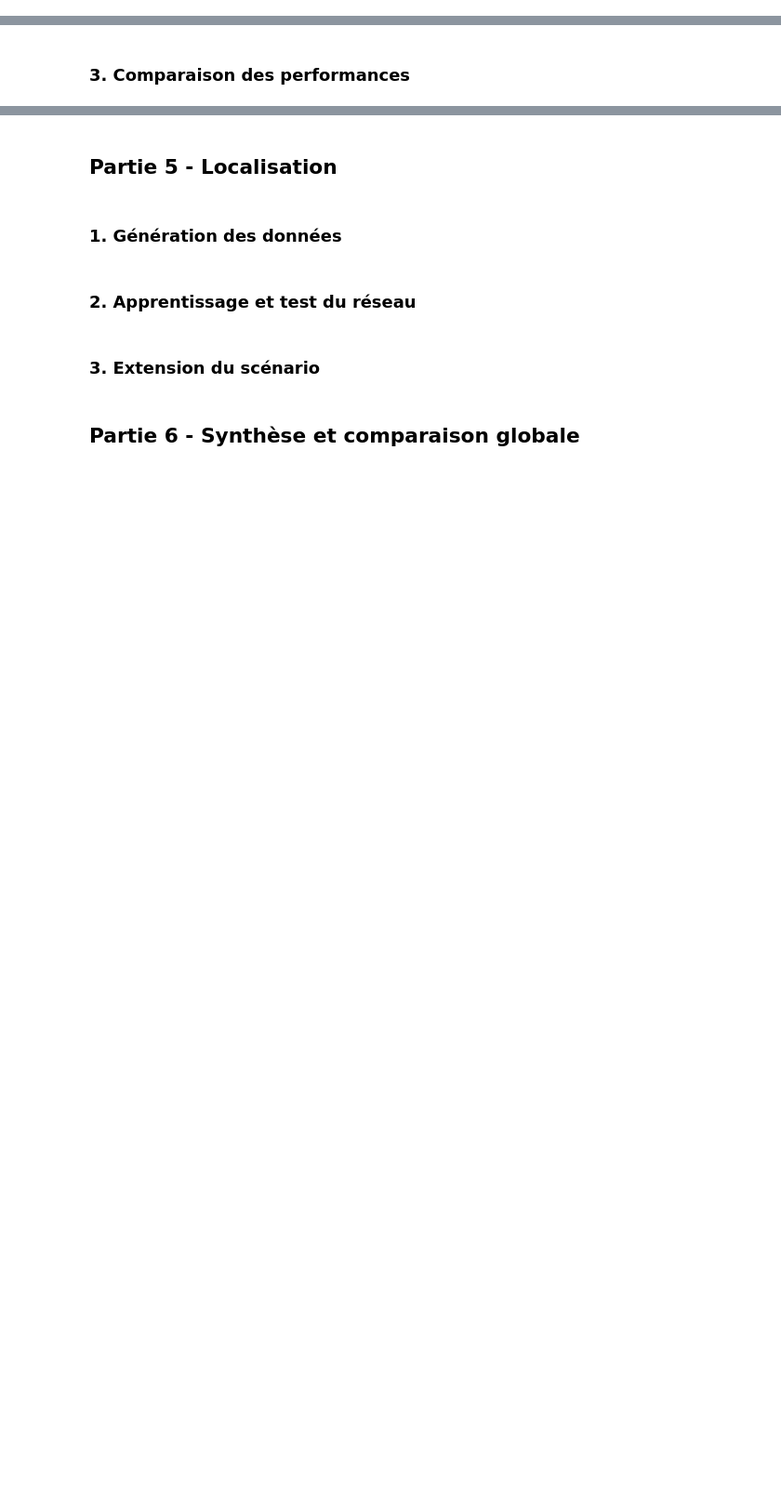
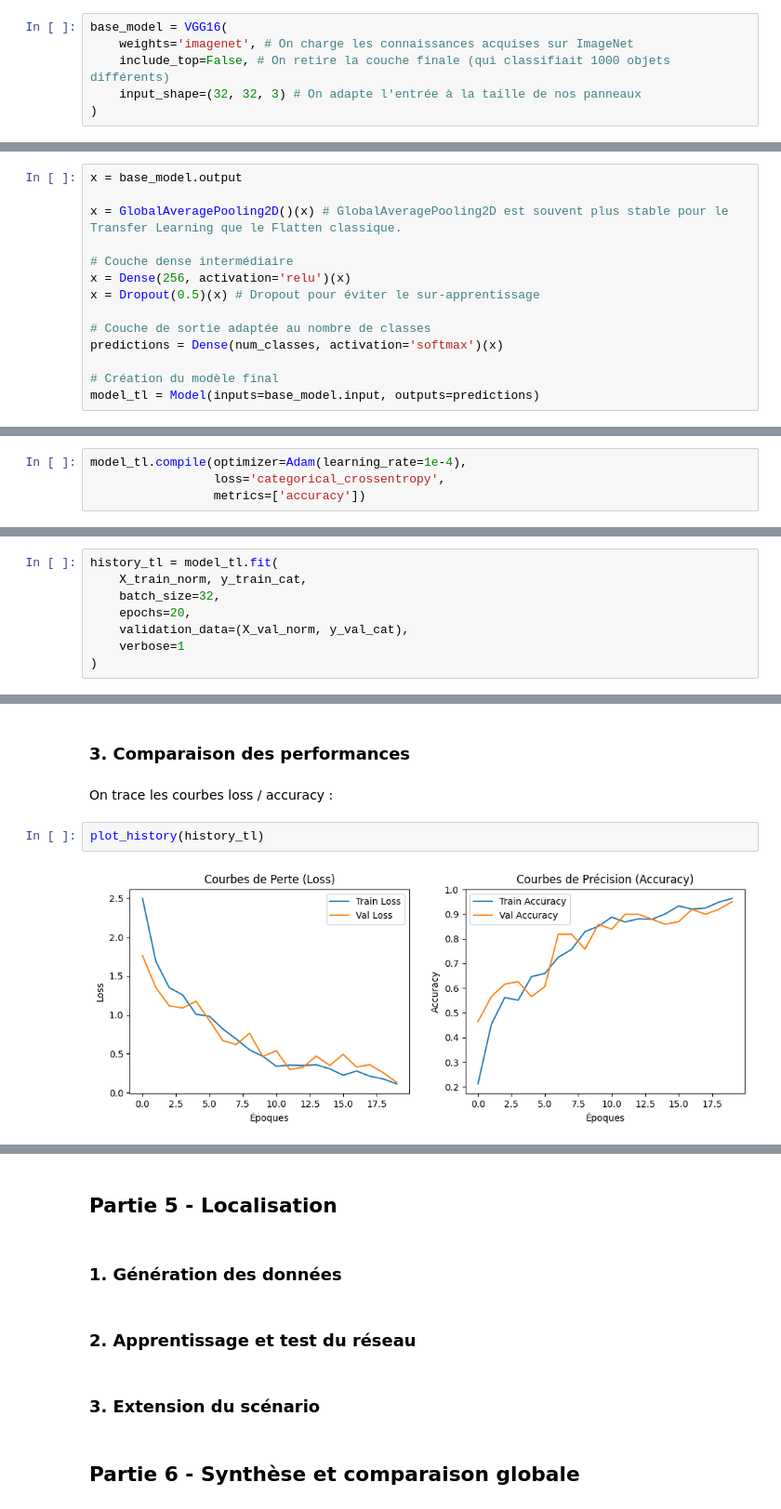
Before and after one commit to Leon-afk1/TP_reseau_neurone, a Jupyter notebook: MiniProjet/Notebook.ipynb, the cells around one changed output, grey strips where cells are left out. Shown at 93% size. Drawn from its saved outputs; the diff is of its cells as text; blank space fills up the shorter version.

Commit message:
Partie 4 : Transfert de connaissances (Transfer Learning)

```diff
--- a/MiniProjet/Notebook.ipynb
+++ b/MiniProjet/Notebook.ipynb
@@ -761,0 +766,6 @@ Pour conclure, bien que le CNN offre de bons résultats, il plafonne autour de 9
+# %%
+base_model = VGG16(
+    weights='imagenet', # On charge les connaissances acquises sur ImageNet
+    include_top=False, # On retire la couche finale (qui classifiait 1000 objets différents)
+    input_shape=(32, 32, 3) # On adapte l'entrée à la taille de nos panneaux
+)
@@ -761,0 +779,14 @@ Pour conclure, bien que le CNN offre de bons résultats, il plafonne autour de 9
+# %%
+x = base_model.output
+
+x = GlobalAveragePooling2D()(x) # GlobalAveragePooling2D est souvent plus stable pour le Transfer Learning que le Flatten classique.
+
+# Couche dense intermédiaire
+x = Dense(256, activation='relu')(x)
+x = Dropout(0.5)(x) # Dropout pour éviter le sur-apprentissage
+
+# Couche de sortie adaptée au nombre de classes
+predictions = Dense(num_classes, activation='softmax')(x)
+
+# Création du modèle final
+model_tl = Model(inputs=base_model.input, outputs=predictions)
@@ -761,0 +795,4 @@ Pour conclure, bien que le CNN offre de bons résultats, il plafonne autour de 9
+# %%
+model_tl.compile(optimizer=Adam(learning_rate=1e-4),
+                 loss='categorical_crossentropy',
+                 metrics=['accuracy'])
@@ -763,0 +829,8 @@ Pour conclure, bien que le CNN offre de bons résultats, il plafonne autour de 9
+# %%
+history_tl = model_tl.fit(
+    X_train_norm, y_train_cat,
+    batch_size=32,
+    epochs=20,
+    validation_data=(X_val_norm, y_val_cat),
+    verbose=1
+)
@@ -764,2 +855,8 @@ Pour conclure, bien que le CNN offre de bons résultats, il plafonne autour de 9
 # %% [markdown]
 ### 3. Comparaison des performances
+# %% [markdown]
+On trace les courbes loss / accuracy :
+# %%
+plot_history(history_tl)
+# %% [output]
+[figure, added]
```
Also changed, not shown: parts of 13 cells of this notebook.
